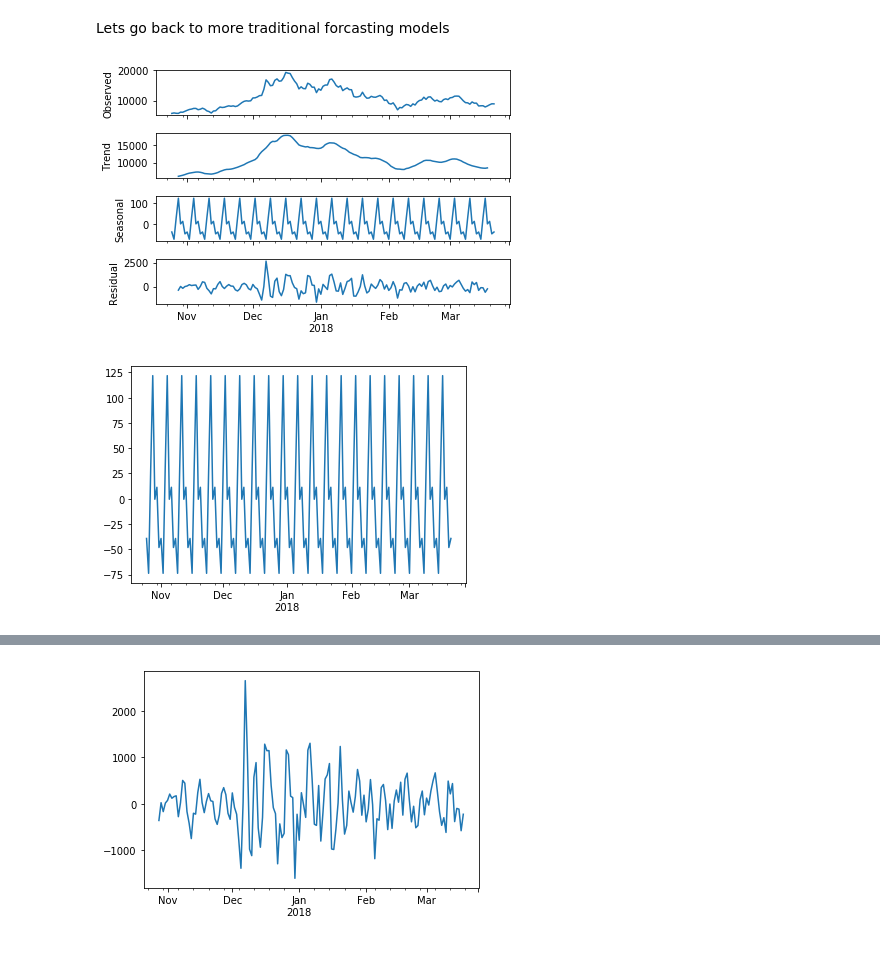
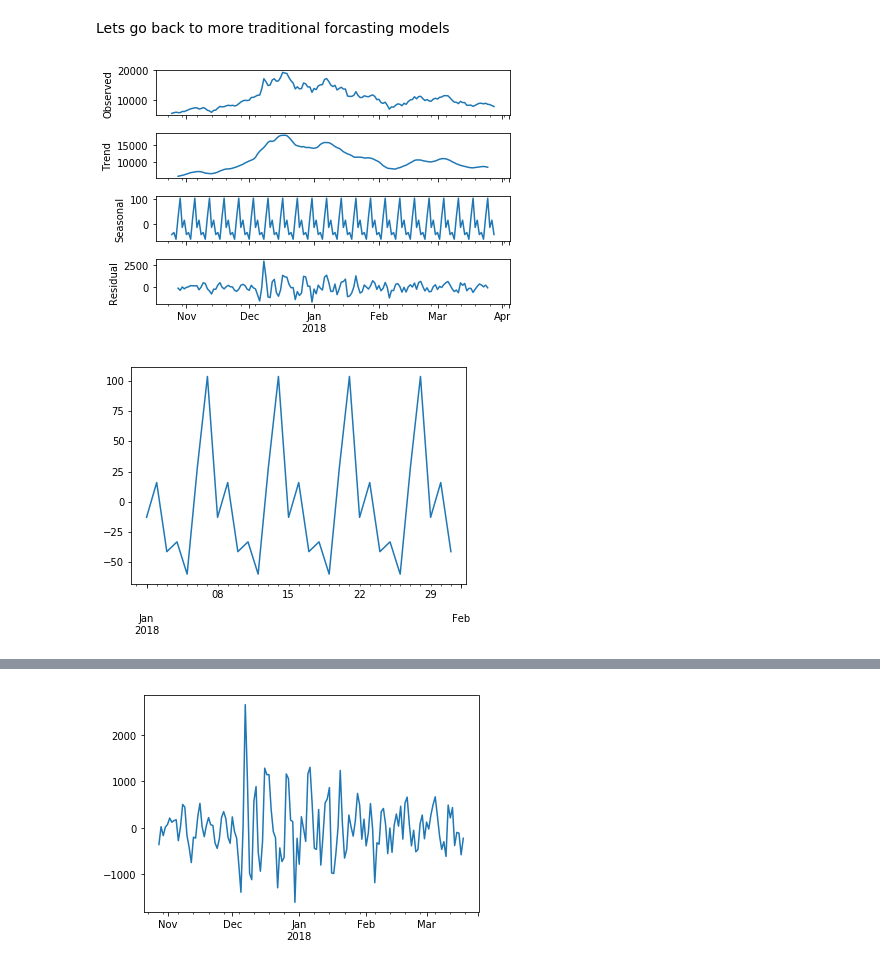
Before and after one commit to Mikhail-Naumov/Another_Bitcoin_Predictor, a Jupyter notebook: BitCoin.ipynb, the cells around one changed output, grey strips where cells are left out. Cells and saved outputs as stored; diff of their text form; code cells hidden in the pictures.

```diff
--- a/BitCoin.ipynb
+++ b/BitCoin.ipynb
@@ -35,0 +44,6 @@ except:
+# %%
+#Organizing Data
+crypto = pd.DataFrame.from_dict(cryptos.json()['Time Series (Digital Currency Daily)'],orient='index',dtype='float')
+crypto = crypto.drop(['1b. open (USD)','2b. high (USD)','3b. low (USD)','4b. close (USD)'],axis=1)
+crypto.columns = ['open','high','low','close','volume','cap']
+crypto.index = pd.to_datetime(crypto.index)
@@ -35,0 +55,8 @@ except:
+# %%
+if int(str(crypto.index[-1] - crypto.index[0]).split(" ")[0]) - len(crypto) > 5:
+    idx = pd.date_range(crypto.index[0], crypto.index[-1])
+    crypto = crypto.reindex(idx, fill_value=np.nan)
+    print("So we will need to interpolate the {} missing days.".format(crypto.isnull().sum()[0]))
+    crypto = crypto.interpolate()
+else:
+    print("as such we dont need to interpolate any missing days")
@@ -117,6 +162,6 @@ result.plot();
 # %% [markdown]
 That looks better, but still a lot of dead time
 # %%
-more_rel = bit[bit.index>='2017-10-25']['bpi']
-seasonal_decompose(more_rel).plot();
+more_rel = crypto[crypto.index>='2017-10-25']
+seasonal_decompose(more_rel.open).plot();
 # %% [output]
@@ -259,13 +290,12 @@ plt.xlabel('Date');
 # %% [markdown]
 Lets go back to more traditional forcasting models
 # %%
-season = seasonal_decompose(more_rel)
+season = seasonal_decompose(more_rel.open)
 season.plot();
 # %% [output]
-[figure, old version]
+[figure, new version]
 # %%
 #It looks like the variation may align with weeks
-#it would be interesting to see what days have more activity, and see how activity relates to value
-season.seasonal.plot();
+season.seasonal[68:99].plot();
 # %% [output]
-[figure, old version]
+[figure, new version]
```
Also changed, not shown: parts of 57 cells of this notebook.
